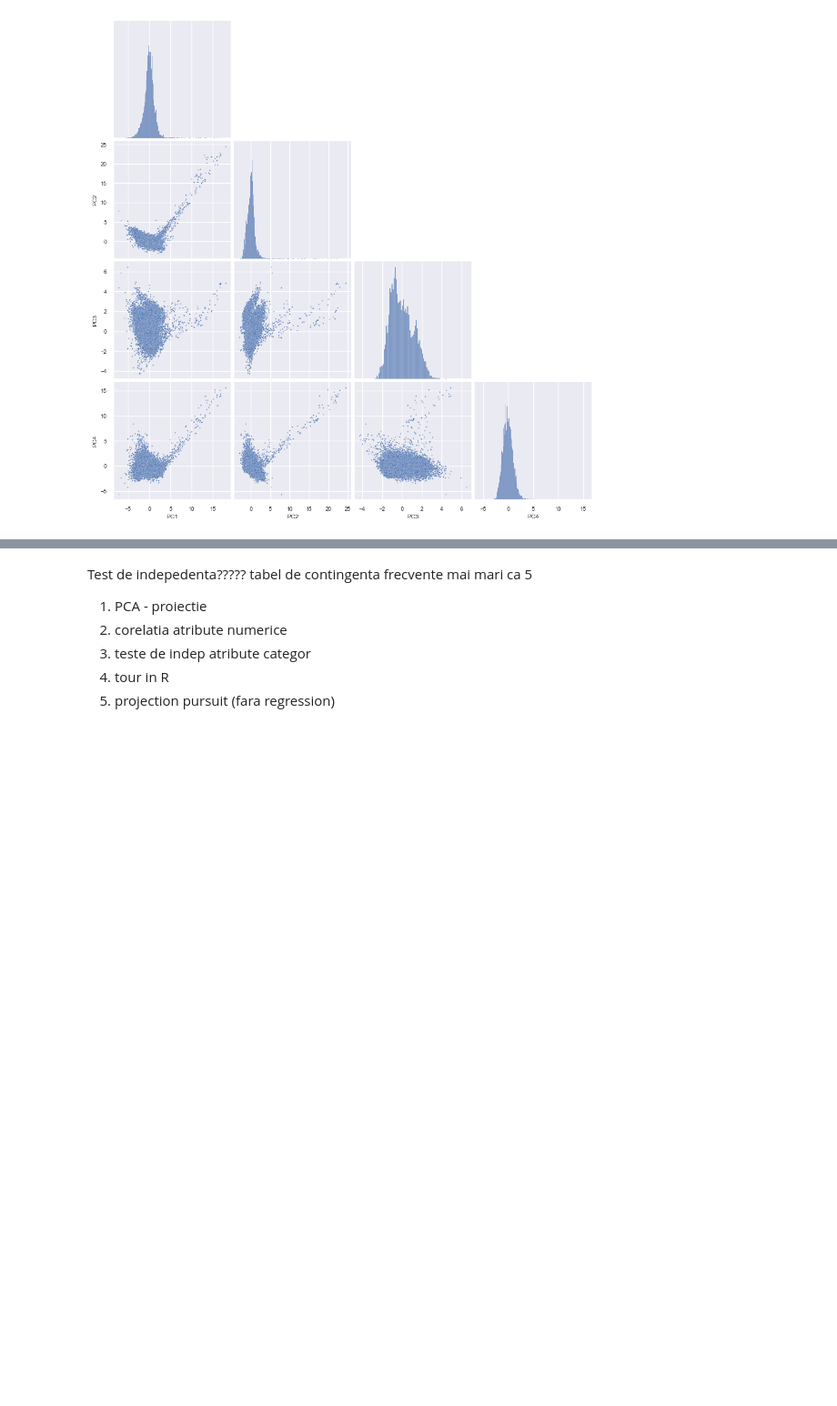
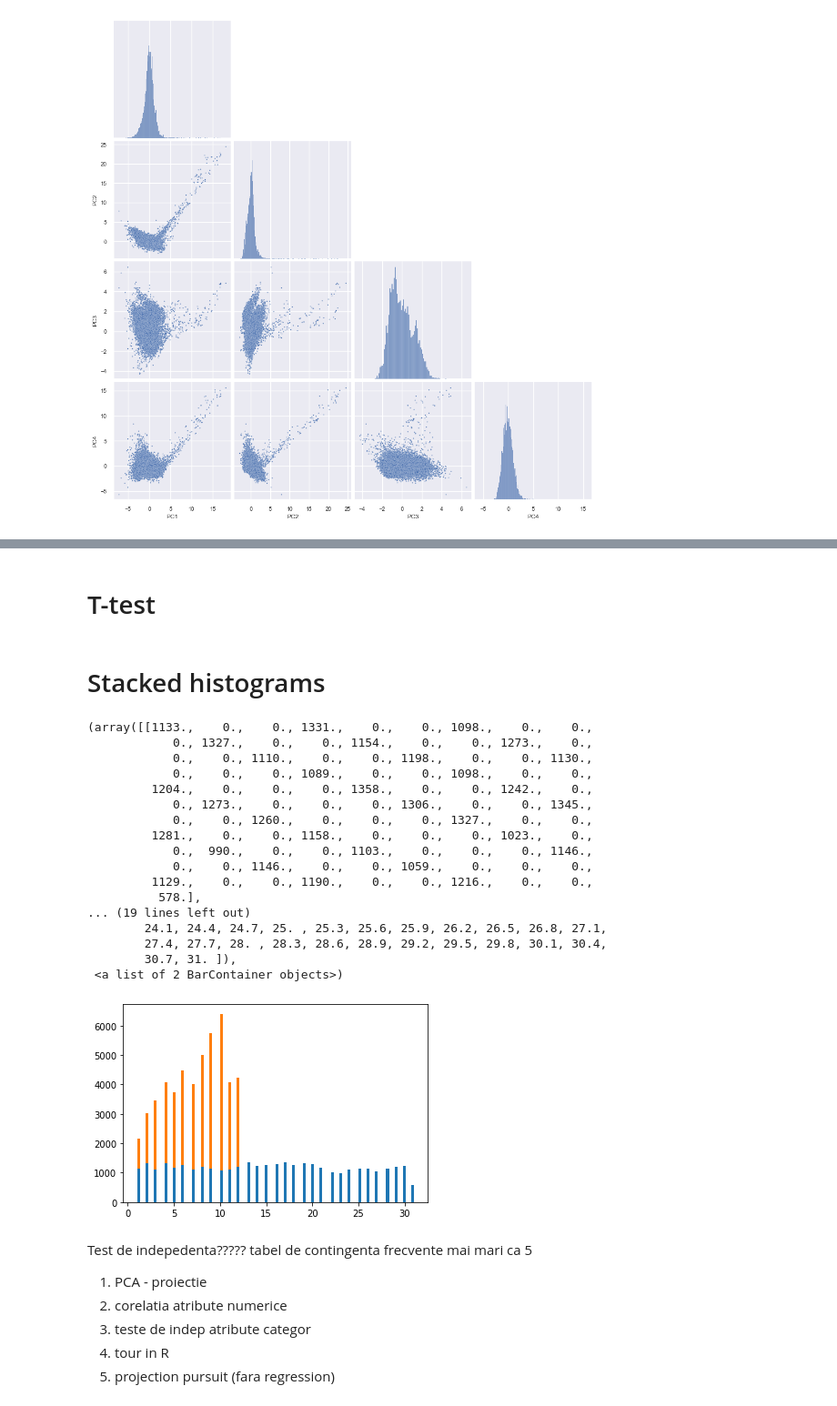
Before and after one commit to Ca3zsar/DM-Tasks, a Jupyter notebook: DM_Task1.ipynb, the cells around one changed output, grey strips where cells are left out. Shown at 91% size. Drawn from its saved outputs; the diff is of its cells as text; code cells hidden in the pictures; blank space fills up the shorter version.

```diff
--- a/DM_Task1.ipynb
+++ b/DM_Task1.ipynb
@@ -332,3 +450,29 @@ sns.pairplot(hotel_pca_df.iloc[:, :8], diag_kind='hist', corner=True, plot_kws={
+# %% [markdown]
+# T-test
+# %% [markdown]
+ # Stacked histograms
+# %%
+# staked histogram for numerical variables
+plt.hist(hotel[numerical_columns[:2]], bins = 100, stacked=True, label = numerical_columns[:2], figsize=(10, 10))
+# %% [output]
+(array([[1133.,    0.,    0., 1331.,    0.,    0., 1098.,    0.,    0.,
+            0., 1327.,    0.,    0., 1154.,    0.,    0., 1273.,    0.,
+            0.,    0., 1110.,    0.,    0., 1198.,    0.,    0., 1130.,
+            0.,    0.,    0., 1089.,    0.,    0., 1098.,    0.,    0.,
+         1204.,    0.,    0.,    0., 1358.,    0.,    0., 1242.,    0.,
+            0., 1273.,    0.,    0.,    0., 1306.,    0.,    0., 1345.,
+            0.,    0., 1260.,    0.,    0.,    0., 1327.,    0.,    0.,
+         1281.,    0.,    0., 1158.,    0.,    0.,    0., 1023.,    0.,
+            0.,  990.,    0.,    0., 1103.,    0.,    0.,    0., 1146.,
+            0.,    0., 1146.,    0.,    0., 1059.,    0.,    0.,    0.,
+         1129.,    0.,    0., 1190.,    0.,    0., 1216.,    0.,    0.,
+          578.],
+... (19 lines left out)
+        24.1, 24.4, 24.7, 25. , 25.3, 25.6, 25.9, 26.2, 26.5, 26.8, 27.1,
+        27.4, 27.7, 28. , 28.3, 28.6, 28.9, 29.2, 29.5, 29.8, 30.1, 30.4,
+        30.7, 31. ]),
+ <a list of 2 BarContainer objects>)
+[figure, added]
 # %% [markdown]
 Test de indepedenta????? tabel de contingenta frecvente mai mari ca 5
 1. PCA - proiectie
```
Also changed, not shown: parts of 16 cells of this notebook.
